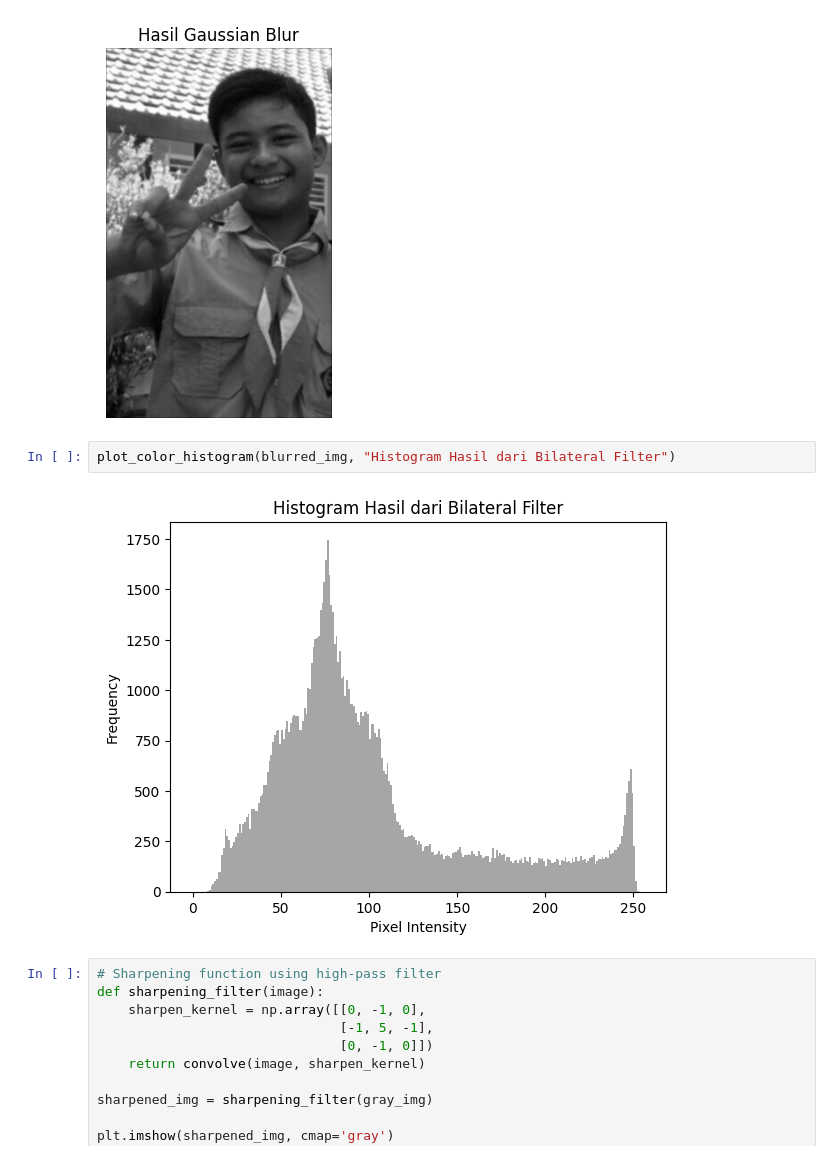
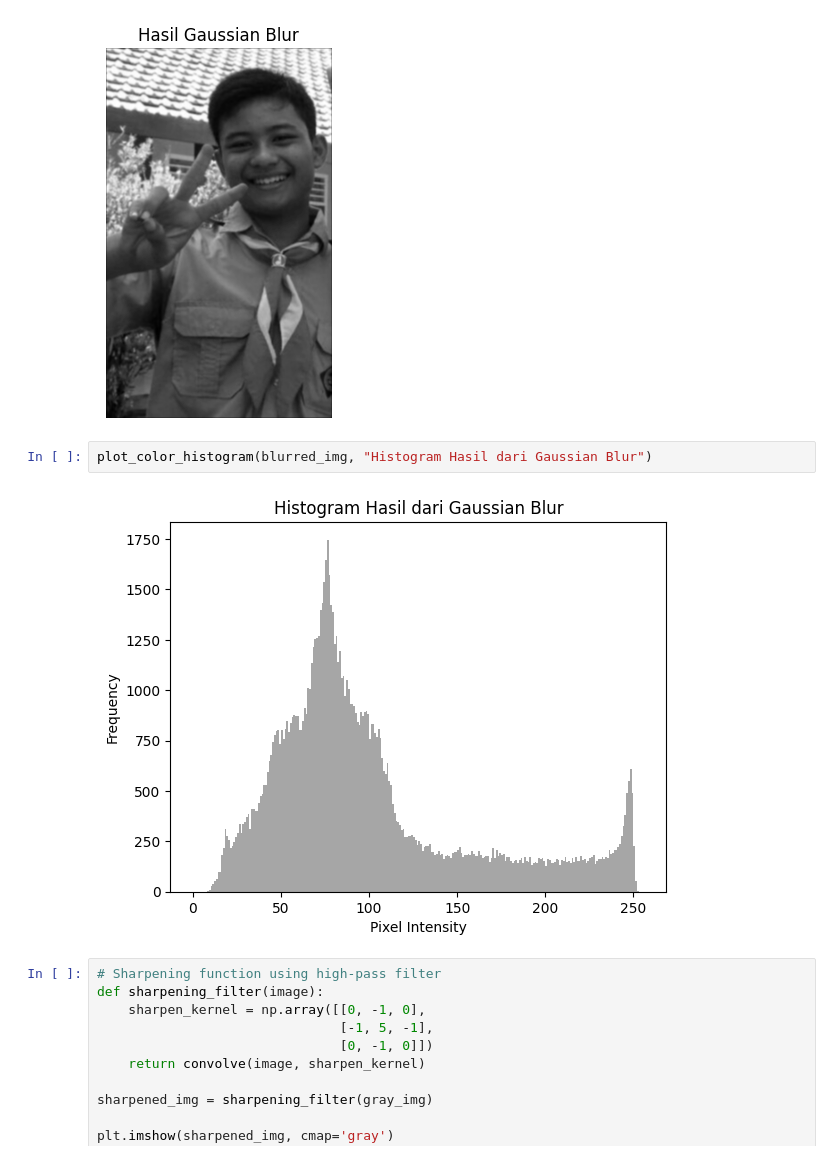
Before and after one commit to Faiznb/Tugas-PengolahanCitraDigital, a Jupyter notebook: PengolahanCitra.ipynb, the cells around one changed output. Saved outputs shown, nothing was run; the diff lists cells and outputs as text.

```diff
--- a/PengolahanCitra.ipynb
+++ b/PengolahanCitra.ipynb
@@ -95,9 +95,9 @@ plt.show()
 # %% [output]
 [figure]
 # %%
-plot_color_histogram(blurred_img, "Histogram Hasil dari Bilateral Filter")
+plot_color_histogram(blurred_img, "Histogram Hasil dari Gaussian Blur")
 # %% [output]
-[figure, old version]
+[figure, new version]
 # %%
 # Sharpening function using high-pass filter
 def sharpening_filter(image):
```
Also changed, not shown: parts of 2 cells of this notebook.
